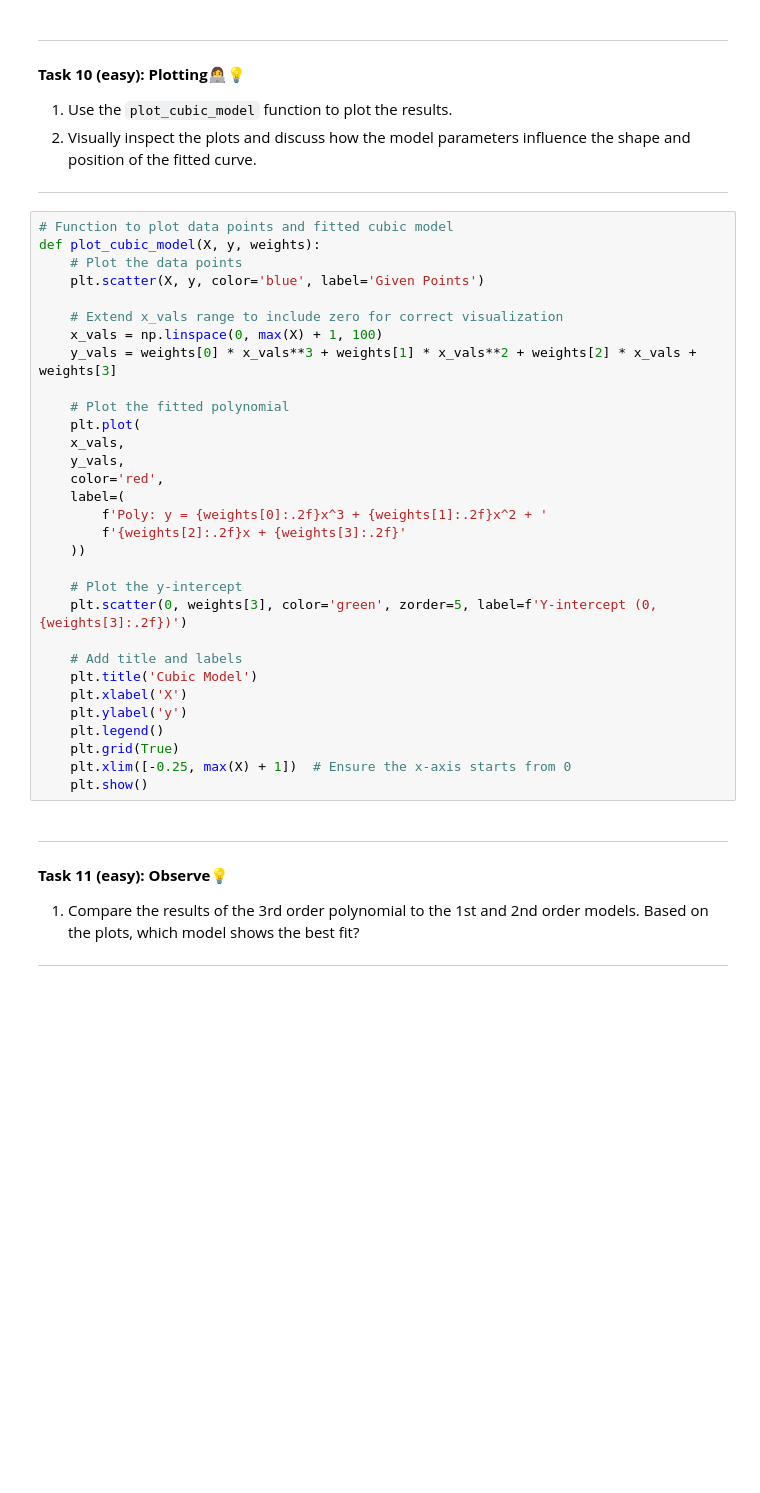
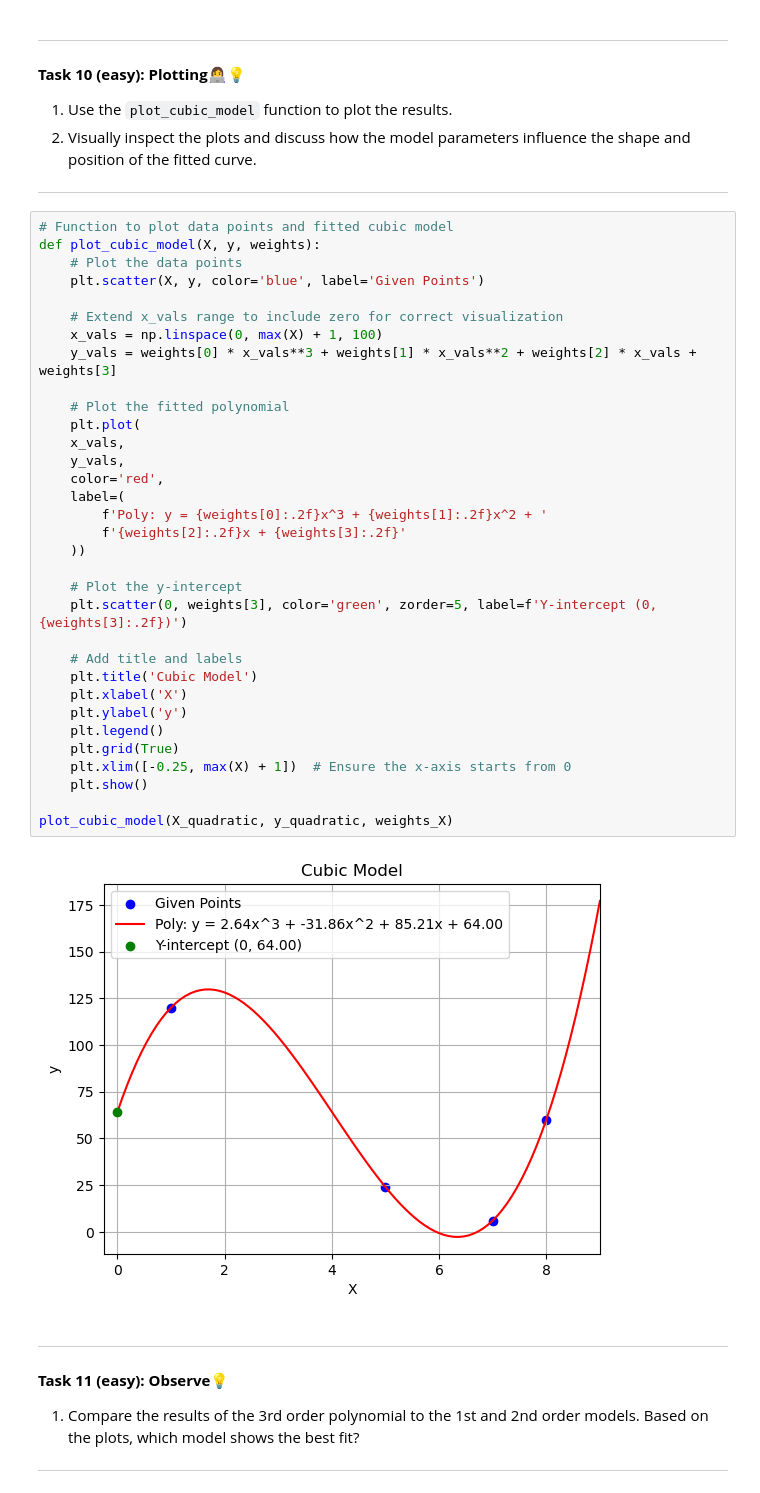
Before and after one commit to Casper2411/MachineLearningExercises, a Jupyter notebook: W04/01-polynomials.ipynb, the cells around one changed output. Drawn from its saved outputs; the diff is of its cells as text; blank space fills up the shorter version.

```diff
--- a/W04/01-polynomials.ipynb
+++ b/W04/01-polynomials.ipynb
@@ -403,33 +474,37 @@ cubic_dataset = np.array([[7, 6], [5, 24], [8, 60], [1, 120]])
 # Function to plot data points and fitted cubic model
 def plot_cubic_model(X, y, weights):
     # Plot the data points
     plt.scatter(X, y, color='blue', label='Given Points')
 
     # Extend x_vals range to include zero for correct visualization
     x_vals = np.linspace(0, max(X) + 1, 100)
     y_vals = weights[0] * x_vals**3 + weights[1] * x_vals**2 + weights[2] * x_vals + weights[3]
 
     # Plot the fitted polynomial
     plt.plot(
     x_vals,
     y_vals,
     color='red',
     label=(
         f'Poly: y = {weights[0]:.2f}x^3 + {weights[1]:.2f}x^2 + '
         f'{weights[2]:.2f}x + {weights[3]:.2f}'
     ))
 
     # Plot the y-intercept
     plt.scatter(0, weights[3], color='green', zorder=5, label=f'Y-intercept (0, {weights[3]:.2f})')
 
     # Add title and labels
     plt.title('Cubic Model')
     plt.xlabel('X')
     plt.ylabel('y')
     plt.legend()
     plt.grid(True)
     plt.xlim([-0.25, max(X) + 1])  # Ensure the x-axis starts from 0
     plt.show()
+
+plot_cubic_model(X_quadratic, y_quadratic, weights_X)
+# %% [output]
+[figure, added]
 # %% [markdown]
 
 ---
```
Also changed, not shown: parts of 4 cells of this notebook.
